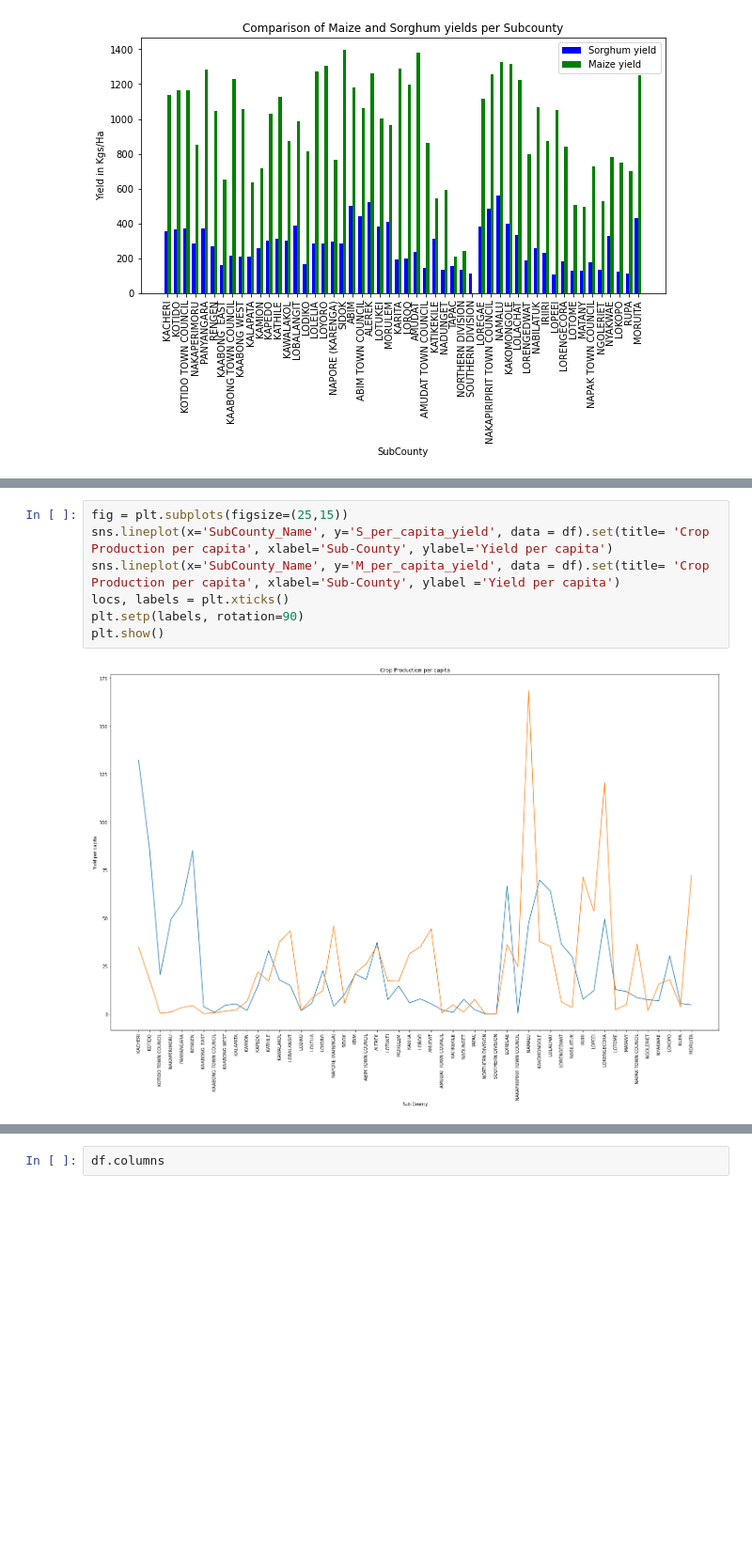
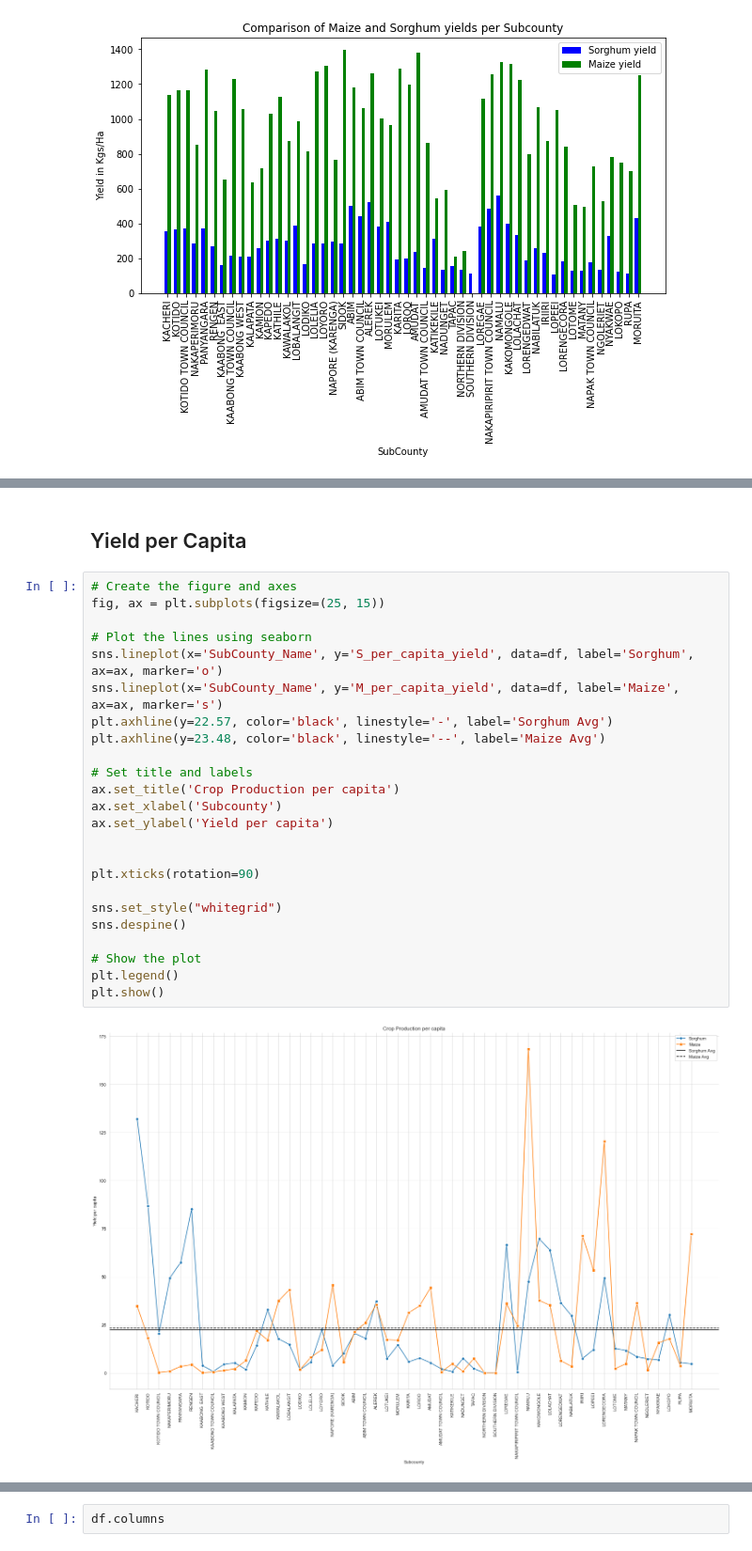
Before and after one commit to MissJJT/dsc-dvp-project02, a Jupyter notebook: index.ipynb, the cells around one changed output, grey strips where cells are left out. Shown at 94% size. Cells and saved outputs as stored; diff of their text form; blank space fills up the shorter version.

```diff
--- a/index.ipynb
+++ b/index.ipynb
@@ -352,9 +376,28 @@ array(['KOTIDO', 'KAABONG', 'ABIM', 'AMUDAT', 'MOROTO', 'NAKAPIRIPIRIT',
-# %%
-fig = plt.subplots(figsize=(25,15))
-sns.lineplot(x='SubCounty_Name', y='S_per_capita_yield', data = df).set(title= 'Crop Production per capita', xlabel='Sub-County', ylabel='Yield per capita')
-sns.lineplot(x='SubCounty_Name', y='M_per_capita_yield', data = df).set(title= 'Crop Production per capita', xlabel='Sub-County', ylabel ='Yield per capita')
-locs, labels = plt.xticks()
-plt.setp(labels, rotation=90)
-plt.show()
-# %% [output]
-[figure, removed]
+# %% [markdown]
+## Yield per Capita
+# %%
+# Create the figure and axes
+fig, ax = plt.subplots(figsize=(25, 15))
+
+# Plot the lines using seaborn
+sns.lineplot(x='SubCounty_Name', y='S_per_capita_yield', data=df, label='Sorghum', ax=ax, marker='o')
+sns.lineplot(x='SubCounty_Name', y='M_per_capita_yield', data=df, label='Maize', ax=ax, marker='s')
+plt.axhline(y=22.57, color='black', linestyle='-', label='Sorghum Avg')
+plt.axhline(y=23.48, color='black', linestyle='--', label='Maize Avg')
+
+# Set title and labels
+ax.set_title('Crop Production per capita')
+ax.set_xlabel('Subcounty')
+ax.set_ylabel('Yield per capita')
+
+
+plt.xticks(rotation=90)
+
+sns.set_style("whitegrid")
+sns.despine()
+
+# Show the plot
+plt.legend()
+plt.show()
+# %% [output]
+[figure, added]
```
Also changed, not shown: parts of 34 cells of this notebook.
